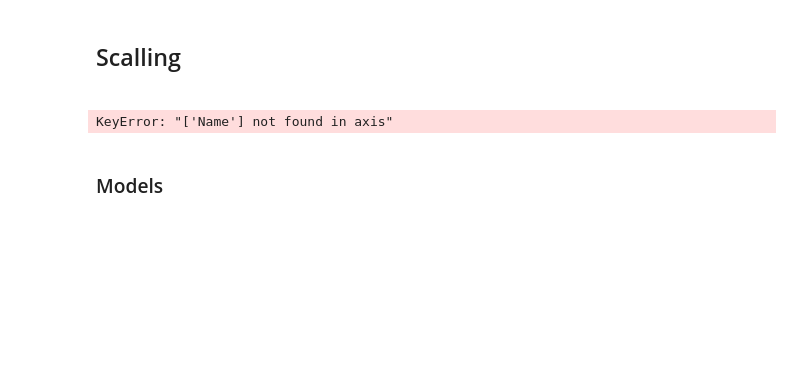
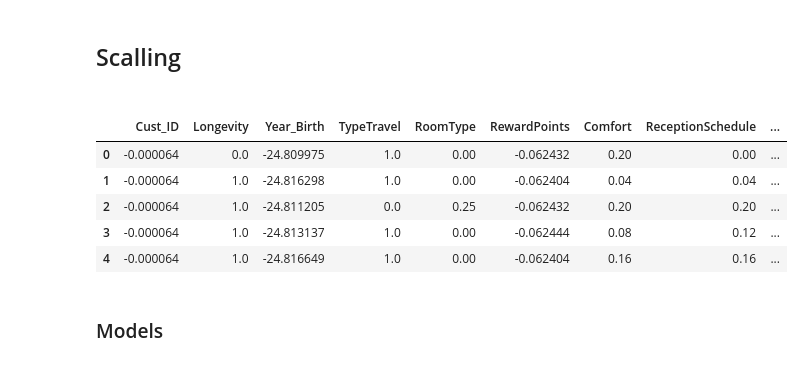
Before and after one commit to Leon209/Project_1-Supervised-Model, a Jupyter notebook: Project 1.ipynb, the cells around one changed output. Saved outputs shown, nothing was run; the diff lists cells and outputs as text; code cells hidden in the pictures; blank space fills up the shorter version.

```diff
--- a/Project 1.ipynb
+++ b/Project 1.ipynb
@@ -492,20 +479,20 @@ test.head(2)
 # %%
 #Drop name column
 test.drop(['Name'], axis=1, inplace=True)
-test.head(2)
+
 #Scaling
-from sklearn.preprocessing import MinMaxScaler
 
-X_test = test
-y_test = test
+minmax_val = scaler.transform(X_validate)
 
-scaler_test = MinMaxScaler().fit(X_test)
-minmax_test = scaler_test.transform(X_test)
-
-X_test = pd.DataFrame(minmax_test, columns = X_test.columns)
-X_test.head()
+X_val = pd.DataFrame(minmax_val, columns = X_validate.columns, index = X_validate.index)
+X_val.head()
 # %% [output]
-KeyError: "['Name'] not found in axis"
+|  | Cust_ID | Longevity | Year_Birth | TypeTravel | RoomType | RewardPoints | Comfort | ReceptionSchedule | ... |
+| 0 | -0.000064 | 0.0 | -24.809975 | 1.0 | 0.00 | -0.062432 | 0.20 | 0.00 | ... |
+| 1 | -0.000064 | 1.0 | -24.816298 | 1.0 | 0.00 | -0.062404 | 0.04 | 0.04 | ... |
+| 2 | -0.000064 | 1.0 | -24.811205 | 0.0 | 0.25 | -0.062432 | 0.20 | 0.20 | ... |
+| 3 | -0.000064 | 1.0 | -24.813137 | 1.0 | 0.00 | -0.062444 | 0.08 | 0.12 | ... |
+| 4 | -0.000064 | 1.0 | -24.816649 | 1.0 | 0.00 | -0.062404 | 0.16 | 0.16 | ... |
 # %% [markdown]
 <h3>Models<h3>
 # %% [markdown]
```
Also changed, not shown: parts of 36 cells of this notebook.
